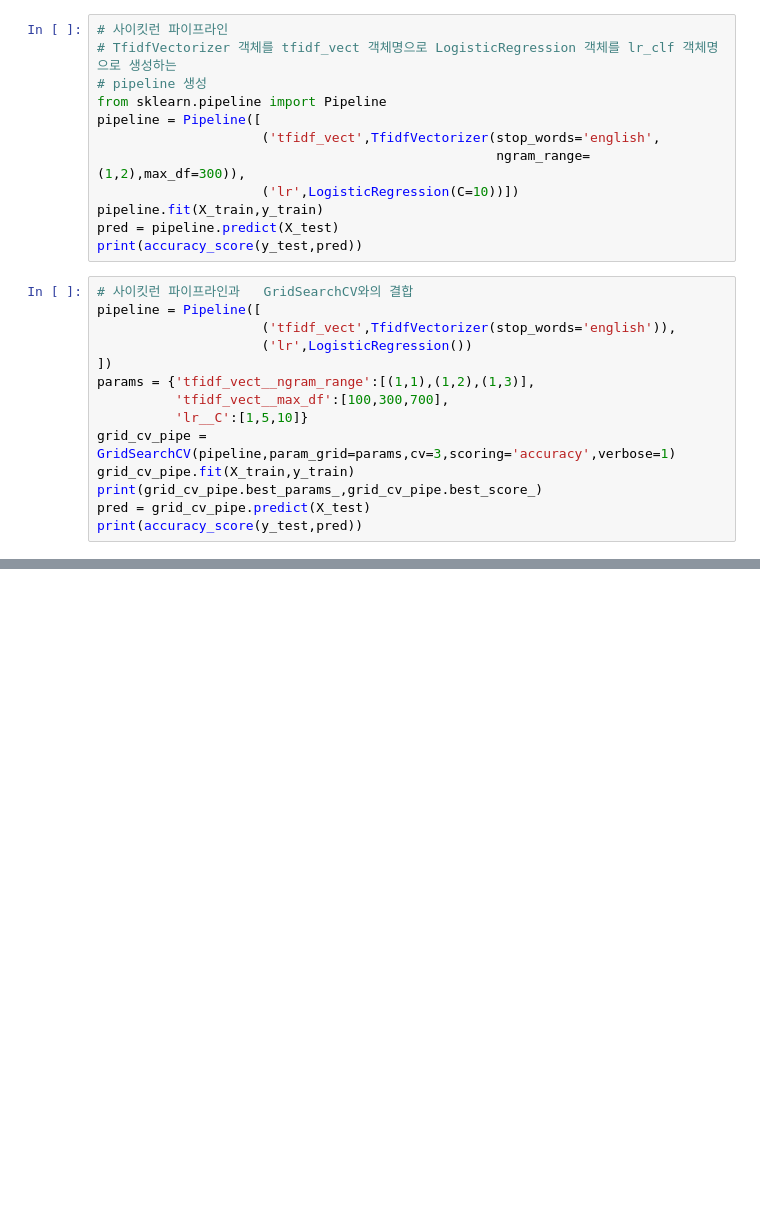
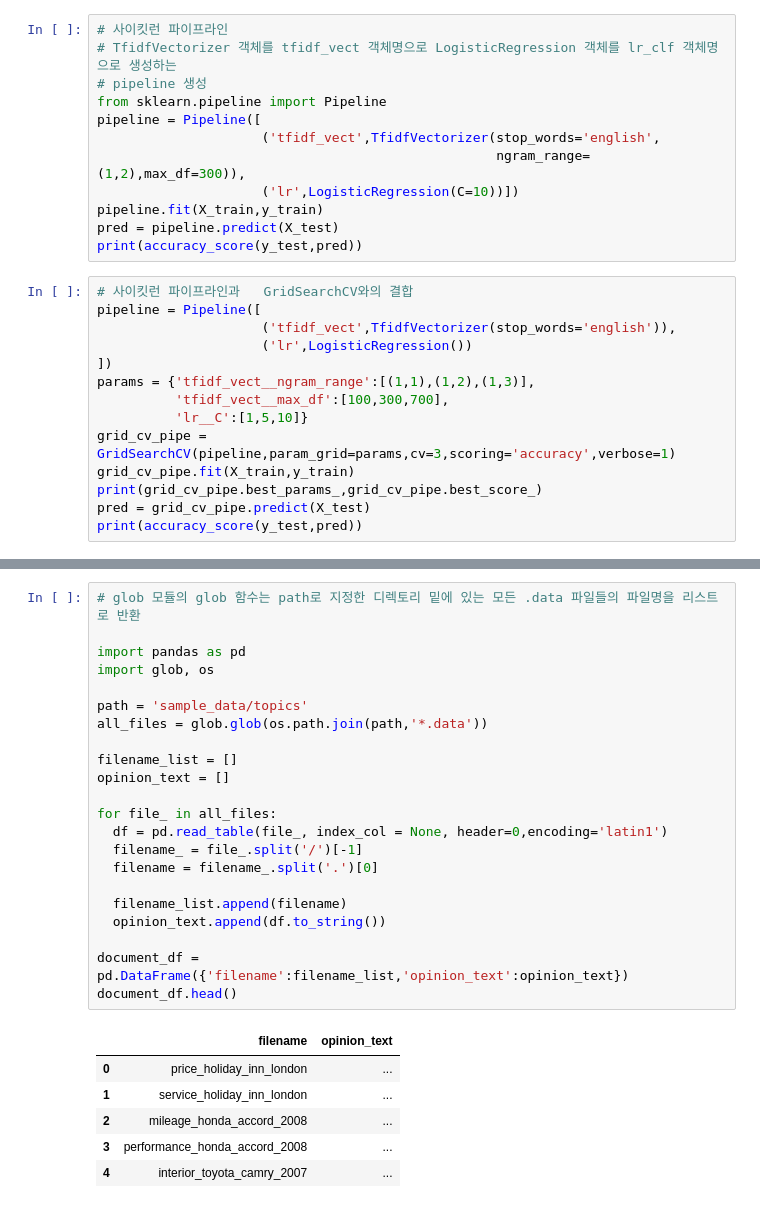
Before and after one commit to tjddyd2259/caba_nlp, a Jupyter notebook: nlp10_Text_Mining.ipynb, the cells around one changed output, grey strips where cells are left out. Saved outputs shown, nothing was run; the diff lists cells and outputs as text; blank space fills up the shorter version.

```diff
--- a/nlp10_Text_Mining.ipynb
+++ b/nlp10_Text_Mining.ipynb
@@ -423,0 +503,29 @@ print(accuracy_score(y_test,pred))
+# %%
+# glob 모듈의 glob 함수는 path로 지정한 디렉토리 밑에 있는 모든 .data 파일들의 파일명을 리스트로 반환
+
+import pandas as pd
+import glob, os
+
+path = 'sample_data/topics'
+all_files = glob.glob(os.path.join(path,'*.data'))
+
+filename_list = []
+opinion_text = []
+
+for file_ in all_files:
+  df = pd.read_table(file_, index_col = None, header=0,encoding='latin1')
+  filename_ = file_.split('/')[-1]
+  filename = filename_.split('.')[0]
+
+  filename_list.append(filename)
+  opinion_text.append(df.to_string())
+
+document_df = pd.DataFrame({'filename':filename_list,'opinion_text':opinion_text})
+document_df.head()
+# %% [output]
+|  | filename | opinion_text |
+| 0 | price_holiday_inn_london | ... |
+| 1 | service_holiday_inn_london | ... |
+| 2 | mileage_honda_accord_2008 | ... |
+| 3 | performance_honda_accord_2008 | ... |
+| 4 | interior_toyota_camry_2007 | ... |
```
Also changed, not shown: parts of 48 cells of this notebook.
